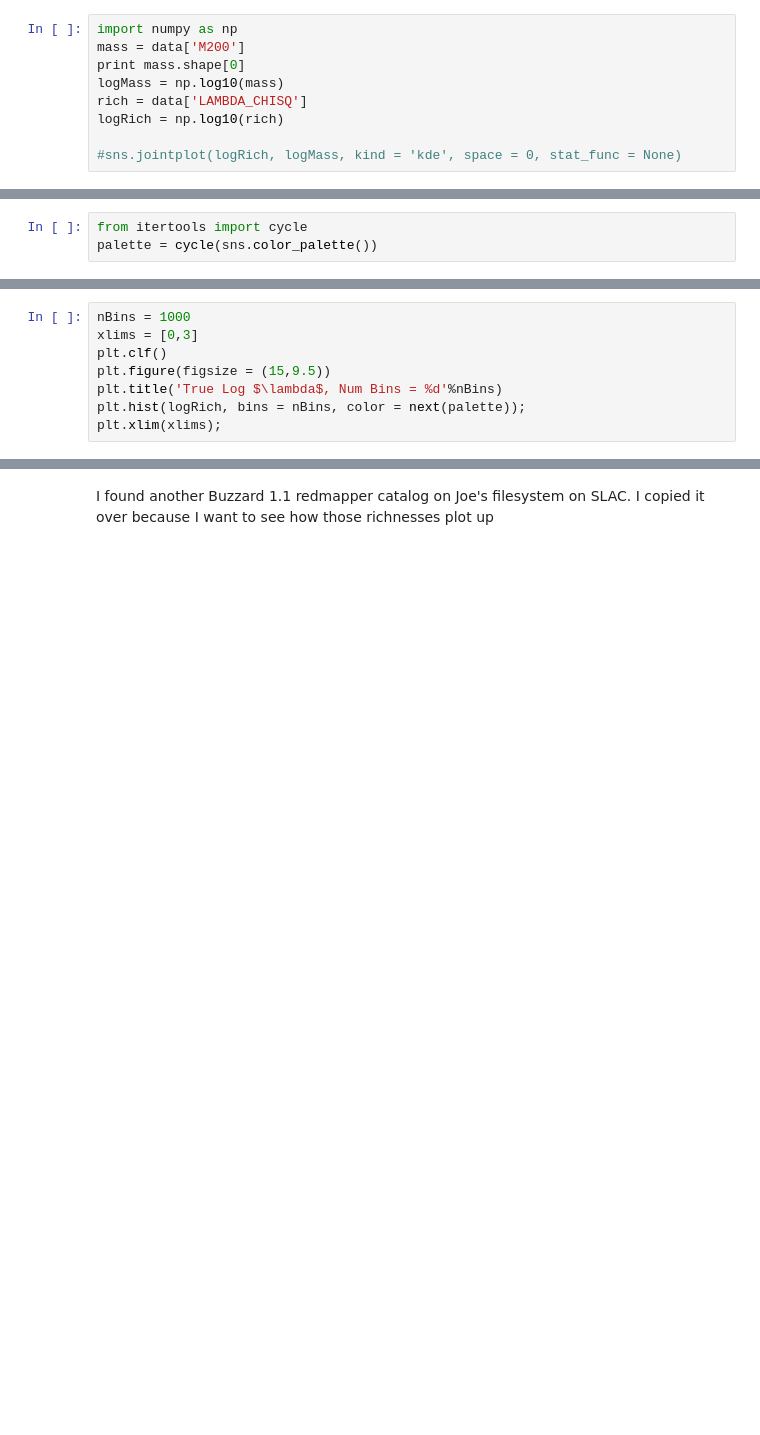
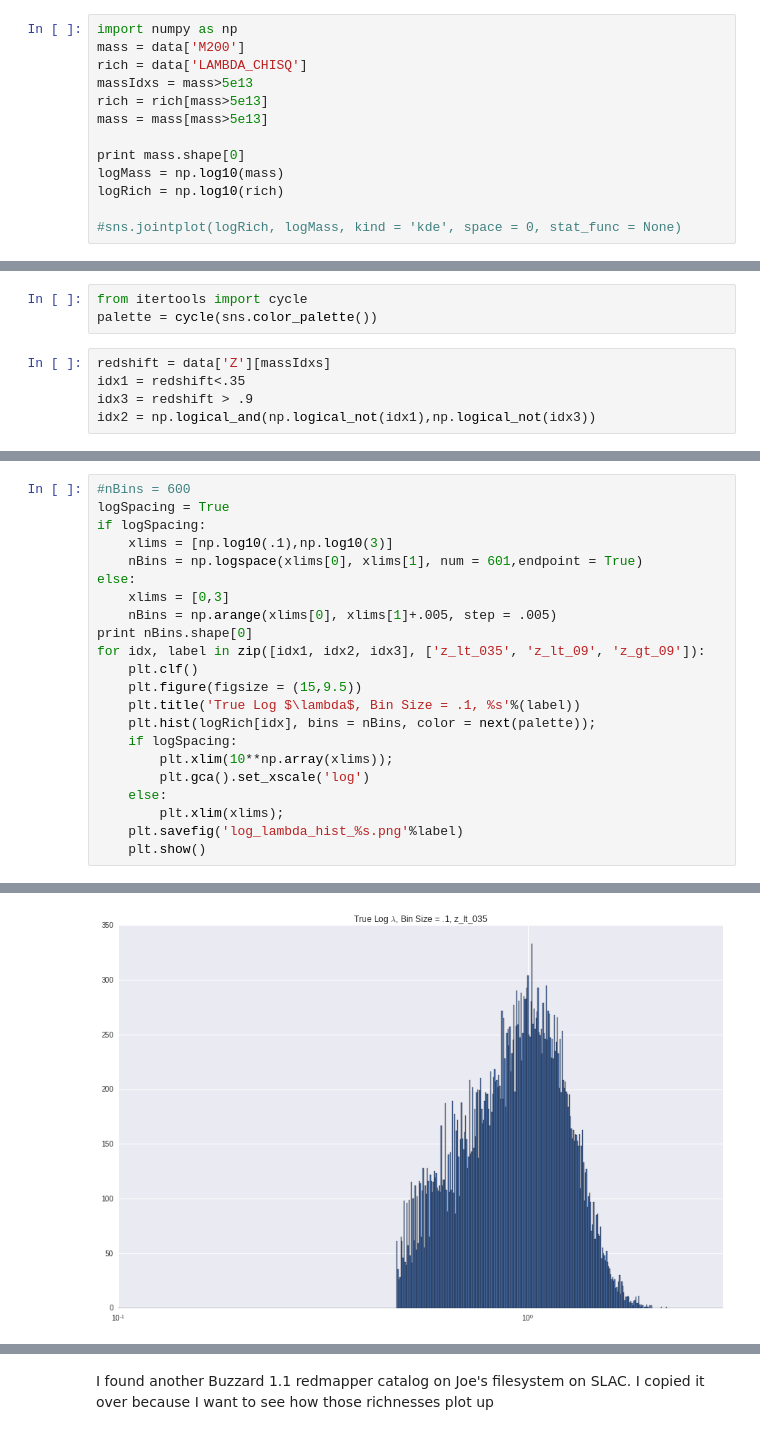
Before and after one commit to Ravirajadrangi/ClusterMassInference, a Jupyter notebook: Playing With Catalog V2.ipynb, the cells around one changed output, grey strips where cells are left out. Cells and saved outputs as stored; diff of their text form; blank space fills up the shorter version.

Commit message:
Finished running some inference on mocks and made a few plots.

```diff
--- a/Playing With Catalog V2.ipynb
+++ b/Playing With Catalog V2.ipynb
@@ -34,9 +15,13 @@ dim:
 # %%
 import numpy as np
 mass = data['M200']
+rich = data['LAMBDA_CHISQ']
+massIdxs = mass>5e13
+rich = rich[mass>5e13]
+mass = mass[mass>5e13]
+
 print mass.shape[0]
 logMass = np.log10(mass)
-rich = data['LAMBDA_CHISQ']
 logRich = np.log10(rich)
 
 #sns.jointplot(logRich, logMass, kind = 'kde', space = 0, stat_func = None)
@@ -118,4 +77,9 @@ Lets make some big plots to show at group meeting.
 # %%
 from itertools import cycle
 palette = cycle(sns.color_palette())
+# %%
+redshift = data['Z'][massIdxs]
+idx1 = redshift<.35
+idx3 = redshift > .9
+idx2 = np.logical_and(np.logical_not(idx1),np.logical_not(idx3))
 # %%
@@ -132,8 +99,0 @@ plt.xlim(xlims);
-# %%
-nBins = 1000
-xlims = [0,3]
-plt.clf()
-plt.figure(figsize = (15,9.5))
-plt.title('True Log $\lambda$, Num Bins = %d'%nBins)
-plt.hist(logRich, bins = nBins, color = next(palette));
-plt.xlim(xlims);
@@ -144,0 +100,23 @@ sns.distplot(rich, hist = False, rug = True)
+# %%
+#nBins = 600
+logSpacing = True
+if logSpacing:
+    xlims = [np.log10(.1),np.log10(3)]
+    nBins = np.logspace(xlims[0], xlims[1], num = 601,endpoint = True)
+else:
+    xlims = [0,3]
+    nBins = np.arange(xlims[0], xlims[1]+.005, step = .005)
+print nBins.shape[0]
+for idx, label in zip([idx1, idx2, idx3], ['z_lt_035', 'z_lt_09', 'z_gt_09']):
+    plt.clf()
+    plt.figure(figsize = (15,9.5))
+    plt.title('True Log $\lambda$, Bin Size = .1, %s'%(label))
+    plt.hist(logRich[idx], bins = nBins, color = next(palette));
+    if logSpacing:
+        plt.xlim(10**np.array(xlims));
+        plt.gca().set_xscale('log')
+    else:
+        plt.xlim(xlims);
+    plt.savefig('log_lambda_hist_%s.png'%label)
+    plt.show()
+# %% [output]
@@ -144,0 +125 @@ sns.distplot(rich, hist = False, rug = True)
+[figure, added]
```
Also changed, not shown: parts of 16 cells of this notebook.
